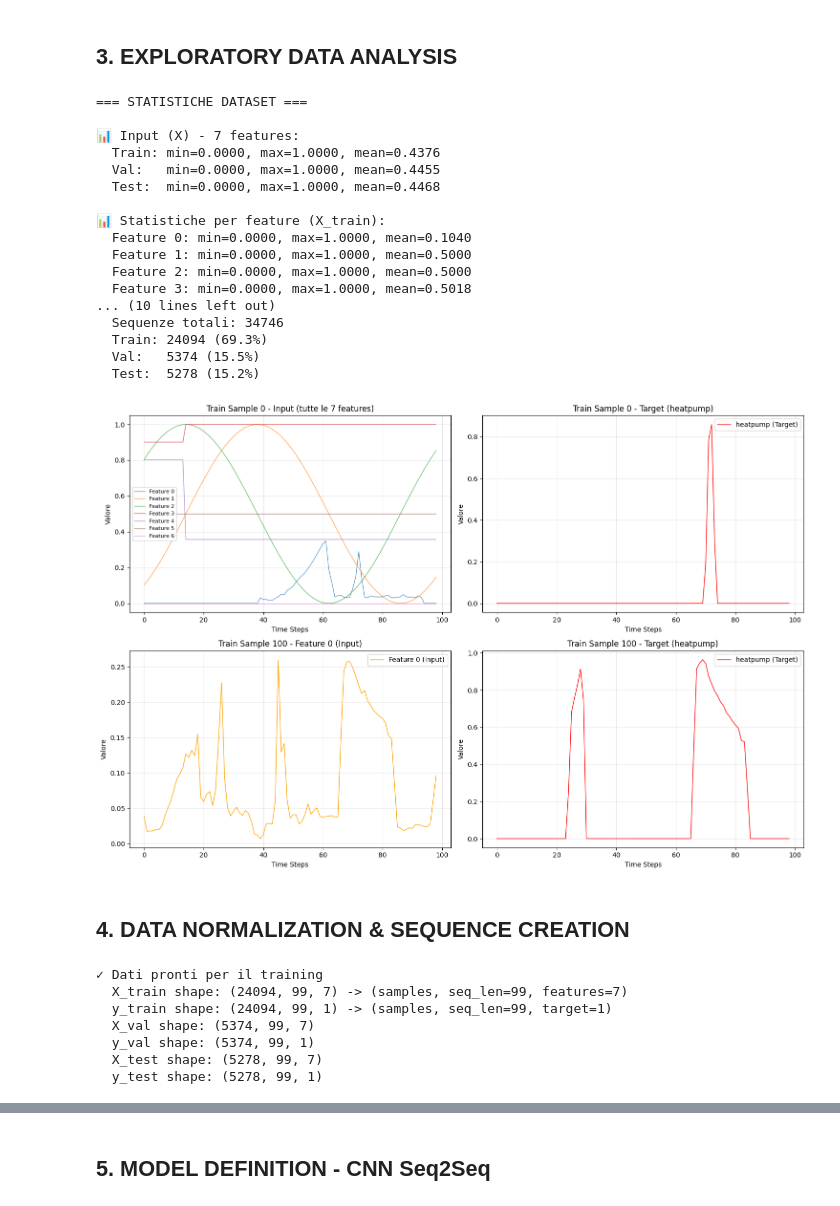
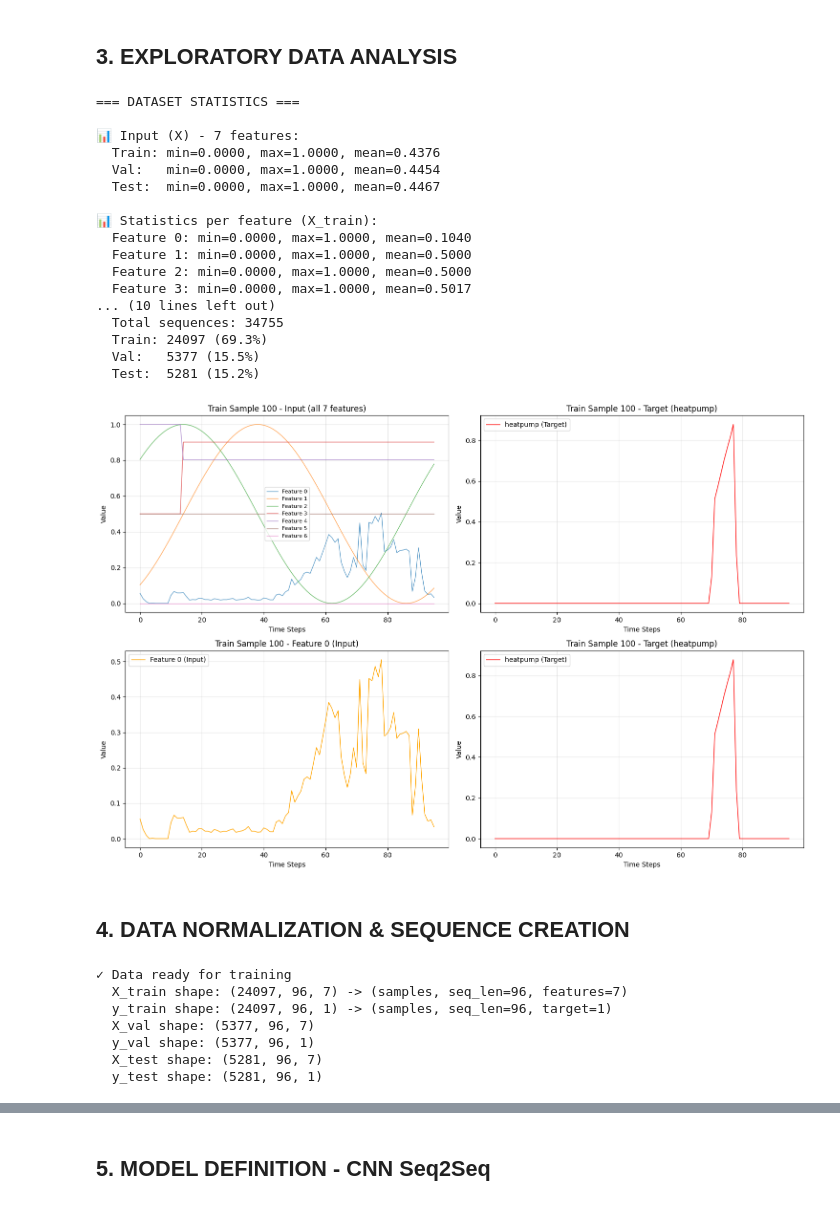
Before and after one commit to Thetommigun432/MTS3-MCTE-Team-Project-Energy-G1, a Jupyter notebook: model_exploration/5_Model_CNN_Seq2Seq.ipynb, the cells around one changed output, grey strips where cells are left out. Drawn from its saved outputs; the diff is of its cells as text; code cells hidden in the pictures.

```diff
--- a/model_exploration/5_Model_CNN_Seq2Seq.ipynb
+++ b/model_exploration/5_Model_CNN_Seq2Seq.ipynb
@@ -87,14 +175,14 @@ Appliances disponibili: ['chargingstation_socket', 'dishwasher', 'dryer', 'garag
 # %% [markdown]
 ## 3. EXPLORATORY DATA ANALYSIS
 # %%
-# Analizza i dati caricati
-print("=== STATISTICHE DATASET ===")
+# Analyze loaded data
+print("=== DATASET STATISTICS ===")
 print(f"\n📊 Input (X) - {num_input_features} features:")
 print(f"  Train: min={X_train.min():.4f}, max={X_train.max():.4f}, mean={X_train.mean():.4f}")
 print(f"  Val:   min={X_val.min():.4f}, max={X_val.max():.4f}, mean={X_val.mean():.4f}")
 print(f"  Test:  min={X_test.min():.4f}, max={X_test.max():.4f}, mean={X_test.mean():.4f}")
 
-print(f"\n📊 Statistiche per feature (X_train):")
+print(f"\n📊 Statistics per feature (X_train):")
 for i in range(num_input_features):
     feat_data = X_train[:, :, i]
     print(f"  Feature {i}: min={feat_data.min():.4f}, max={feat_data.max():.4f}, mean={feat_data.mean():.4f}")
@@ -104,83 +192,83 @@ print(f"  Train: min={y_train.min():.4f}, max={y_train.max():.4f}, mean={y_train
 print(f"  Val:   min={y_val.min():.4f}, max={y_val.max():.4f}, mean={y_val.mean():.4f}")
 print(f"  Test:  min={y_test.min():.4f}, max={y_test.max():.4f}, mean={y_test.mean():.4f}")
 
-print(f"\n📊 Dimensioni:")
-print(f"  Sequenze totali: {len(X_train) + len(X_val) + len(X_test)}")
+print(f"\n📊 Dimensions:")
+print(f"  Total sequences: {len(X_train) + len(X_val) + len(X_test)}")
 print(f"  Train: {len(X_train)} ({len(X_train)/(len(X_train)+len(X_val)+len(X_test))*100:.1f}%)")
 print(f"  Val:   {len(X_val)} ({len(X_val)/(len(X_train)+len(X_val)+len(X_test))*100:.1f}%)")
 print(f"  Test:  {len(X_test)} ({len(X_test)/(len(X_train)+len(X_val)+len(X_test))*100:.1f}%)")
 # %% [output]
-=== STATISTICHE DATASET ===
+=== DATASET STATISTICS ===
 
 📊 Input (X) - 7 features:
   Train: min=0.0000, max=1.0000, mean=0.4376
-  Val:   min=0.0000, max=1.0000, mean=0.4455
-  Test:  min=0.0000, max=1.0000, mean=0.4468
+  Val:   min=0.0000, max=1.0000, mean=0.4454
+  Test:  min=0.0000, max=1.0000, mean=0.4467
 
-📊 Statistiche per feature (X_train):
+📊 Statistics per feature (X_train):
   Feature 0: min=0.0000, max=1.0000, mean=0.1040
   Feature 1: min=0.0000, max=1.0000, mean=0.5000
   Feature 2: min=0.0000, max=1.0000, mean=0.5000
-  Feature 3: min=0.0000, max=1.0000, mean=0.5018
+  Feature 3: min=0.0000, max=1.0000, mean=0.5017
 ... (10 lines left out)
-  Sequenze totali: 34746
-  Train: 24094 (69.3%)
-  Val:   5374 (15.5%)
-  Test:  5278 (15.2%)
+  Total sequences: 34755
+  Train: 24097 (69.3%)
+  Val:   5377 (15.5%)
+  Test:  5281 (15.2%)
 # %%
 # Visualizza alcune sequenze di esempio
-sample_idx = 0
+sample_idx = 100
 
 fig, axes = plt.subplots(2, 2, figsize=(15, 10))
 
-# Plot di tutte le features di input per il primo sample
+# Plot all input features for first sample
 ax = axes[0, 0]
 for i in range(num_input_features):
     ax.plot(X_train[sample_idx, :, i], linewidth=1, label=f'Feature {i}', alpha=0.7)
-ax.set_title(f'Train Sample {sample_idx} - Input (tutte le {num_input_features} features)')
+ax.set_title(f'Train Sample {sample_idx} - Input (all {num_input_features} features)')
 ax.set_xlabel('Time Steps')
-ax.set_ylabel('Valore')
+ax.set_ylabel('Value')
 ax.grid(True, alpha=0.3)
 ax.legend(fontsize=8)
 
 # Target per il primo sample
 ax = axes[0, 1]
 ax.plot(y_train[sample_idx, :, 0], linewidth=1, color='red', label=f'{TARGET_APPLIANCE} (Target)')
 ax.set_title(f'Train Sample {sample_idx} - Target ({TARGET_APPLIANCE})')
 ax.set_xlabel('Time Steps')
-ax.set_ylabel('Valore')
+ax.set_ylabel('Value')
 ax.grid(True, alpha=0.3)
 ax.legend()
 
-# Seconda sequenza - solo feature 0 (assumendo sia l'aggregate principale)
+# Second sequence - only feature 0 (assuming it's the main aggregate)
 sample_idx_2 = min(100, len(X_train)-1)
 ax = axes[1, 0]
 ax.plot(X_train[sample_idx_2, :, 0], linewidth=1, color='orange', label='Feature 0 (Input)')
 ax.set_title(f'Train Sample {sample_idx_2} - Feature 0 (Input)')
 ax.set_xlabel('Time Steps')
-ax.set_ylabel('Valore')
+ax.set_ylabel('Value')
 ax.grid(True, alpha=0.3)
 ax.legend()
 
 ax = axes[1, 1]
 ax.plot(y_train[sample_idx_2, :, 0], linewidth=1, color='red', label=f'{TARGET_APPLIANCE} (Target)')
 ax.set_title(f'Train Sample {sample_idx_2} - Target ({TARGET_APPLIANCE})')
 ax.set_xlabel('Time Steps')
-ax.set_ylabel('Valore')
+ax.set_ylabel('Value')
 ax.grid(True, alpha=0.3)
 ax.legend()
 
 plt.tight_layout()
 plt.show()
 # %% [output]
-[figure, old version]
+[figure, new version]
 # %% [markdown]
 ## 4. DATA NORMALIZATION & SEQUENCE CREATION
 # %%
-# I dati sono già preprocessati e pronti per il training
+# Data is already preprocessed and ready for training
 # Shape: X -> (samples, seq_len, num_features), y -> (samples, seq_len, 1)
 
-print(f"✓ Dati pronti per il training")
+print(f"✓ Data ready for training")
 print(f"  X_train shape: {X_train.shape} -> (samples, seq_len={window_size}, features={num_input_features})")
 print(f"  y_train shape: {y_train.shape} -> (samples, seq_len={window_size}, target=1)")
 print(f"  X_val shape: {X_val.shape}")
@@ -188,11 +276,11 @@ print(f"  y_val shape: {y_val.shape}")
 print(f"  X_test shape: {X_test.shape}")
 print(f"  y_test shape: {y_test.shape}")
 # %% [output]
-✓ Dati pronti per il training
-  X_train shape: (24094, 99, 7) -> (samples, seq_len=99, features=7)
-  y_train shape: (24094, 99, 1) -> (samples, seq_len=99, target=1)
-  X_val shape: (5374, 99, 7)
-  y_val shape: (5374, 99, 1)
-  X_test shape: (5278, 99, 7)
-  y_test shape: (5278, 99, 1)
+✓ Data ready for training
+  X_train shape: (24097, 96, 7) -> (samples, seq_len=96, features=7)
+  y_train shape: (24097, 96, 1) -> (samples, seq_len=96, target=1)
+  X_val shape: (5377, 96, 7)
+  y_val shape: (5377, 96, 1)
+  X_test shape: (5281, 96, 7)
+  y_test shape: (5281, 96, 1)
 # %%
```
Also changed, not shown: parts of 26 cells of this notebook, 9 other files.
